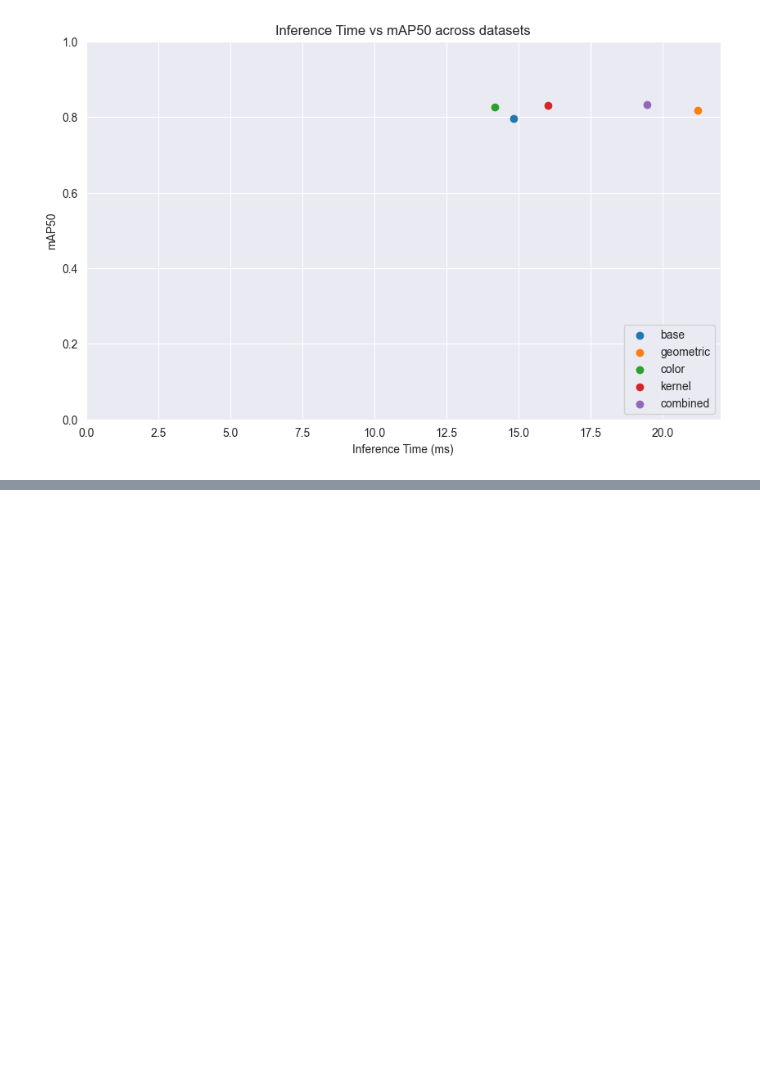
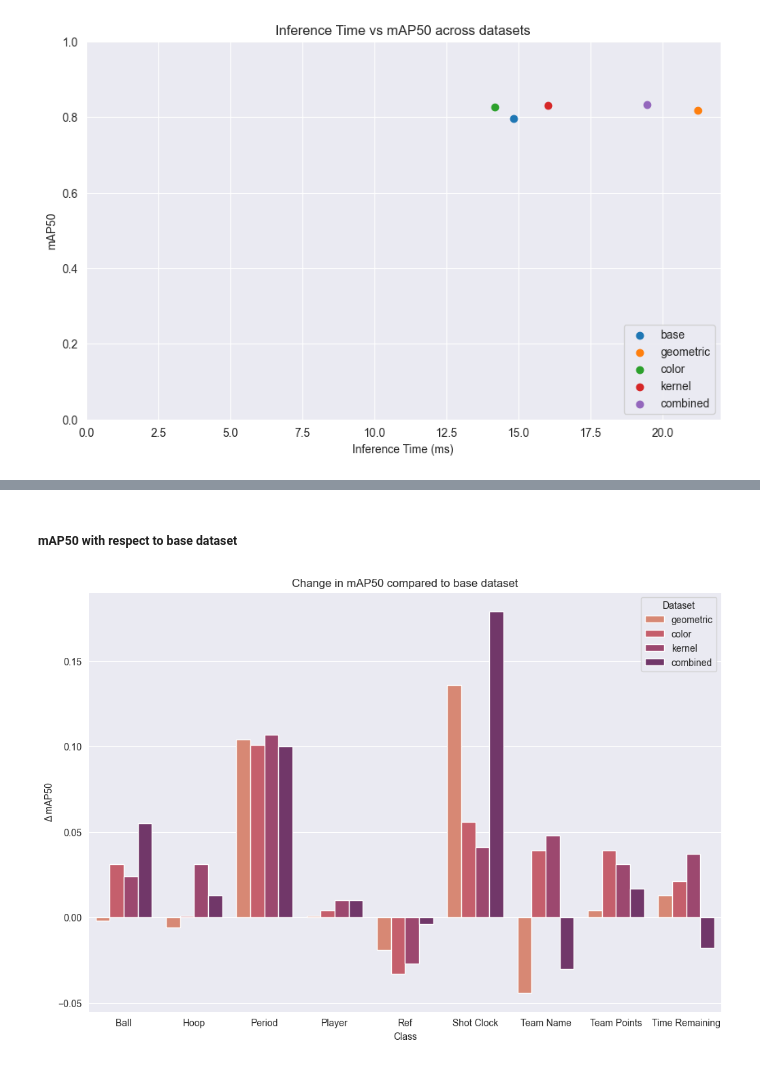
Before and after one commit to kyanamarckx/data-augmentation-detection-basketball, a Jupyter notebook: notebooks/06-concatCSV.ipynb, the cells around one changed output, grey strips where cells are left out. Cells and saved outputs as stored; diff of their text form; code cells hidden in the pictures; blank space fills up the shorter version.

```diff
--- a/notebooks/06-concatCSV.ipynb
+++ b/notebooks/06-concatCSV.ipynb
@@ -244,0 +309,28 @@ plt.close()
+# %% [markdown]
+##### mAP50 with respect to base dataset
+# %%
+df_class_base = df_class[df_class['Dataset'] == 'base'][["Class", "mAP50"]]
+df_class_base = df_class_base.rename(columns={"mAP50": "base_mAP50"})
+
+df_delta = df_class.merge(df_class_base, on="Class")
+df_delta['mAP50_delta'] = df_delta['mAP50'] - df_delta['base_mAP50']
+
+df_delta = df_delta[df_delta['Dataset'] != 'base']
+
+plt.figure(figsize=(12, 8))
+sns.barplot(data=df_delta, x="Class", y="mAP50_delta", palette=PALETTE, hue="Dataset")
+plt.title("Change in mAP50 compared to base dataset")
+plt.xlabel("Class")
+plt.ylabel("Δ mAP50")
+plt.show()
+
+# Save this figure to media directory
+plt.figure(figsize=(12, 8))
+sns.barplot(data=df_delta, x="Class", y="mAP50_delta", palette=PALETTE, hue="Dataset")
+plt.title("Change in mAP50 compared to base dataset")
+plt.xlabel("Class")
+plt.ylabel("Δ mAP50")
+plt.savefig(f"{MEDIA_DIR}06-concat-class-mAP50-delta.png")
+plt.close()
+# %% [output]
+[figure, added]
```
Also changed, not shown: parts of 16 cells of this notebook, 3 other files.
